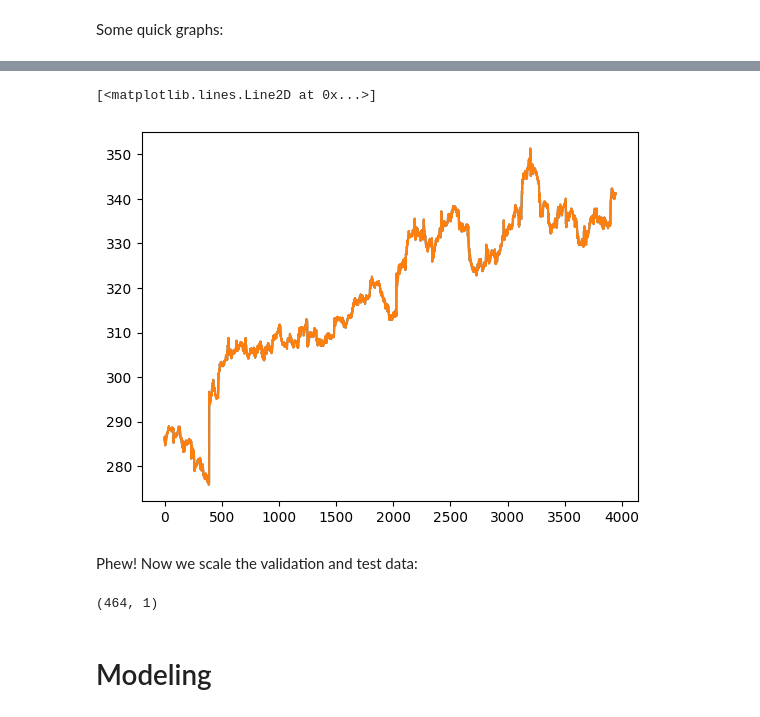
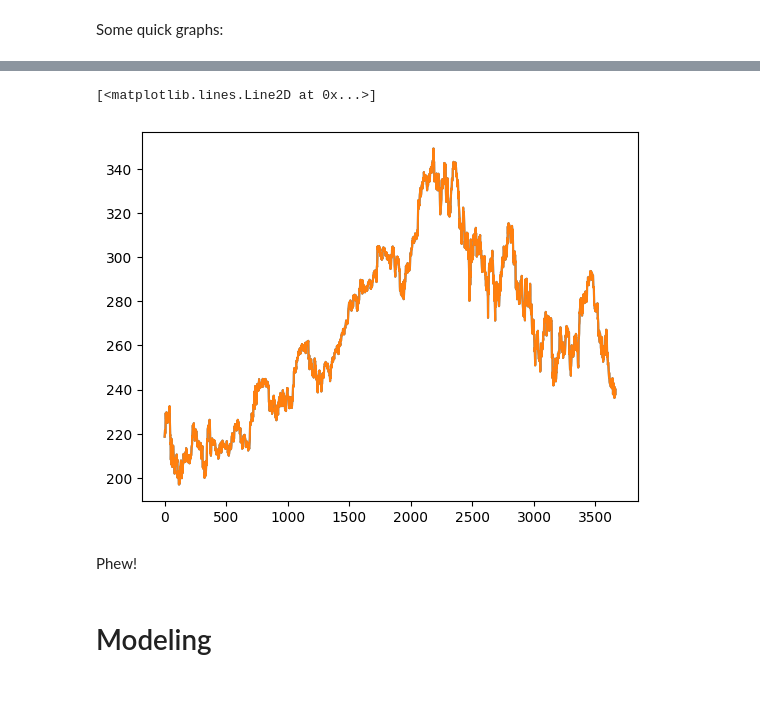
Before and after one commit to wirungu/deep-learning-finance, a Jupyter notebook: Deep_Learning_in_Financial_Time_Series_Forecasting.ipynb, the cells around one changed output, grey strips where cells are left out. Saved outputs shown, nothing was run; the diff lists cells and outputs as text; code cells hidden in the pictures.

```diff
--- a/Deep_Learning_in_Financial_Time_Series_Forecasting.ipynb
+++ b/Deep_Learning_in_Financial_Time_Series_Forecasting.ipynb
@@ -75,5 +32,5 @@ Yahoo! Finance allows me to access 60 days worth of data at a 5 minute granulari
 # %%
-df = yf.download("MSFT", period= "60d", interval="5m")
+df = yf.download("MSFT", period= "730d", interval="1h")
 # Let's take a look at the data
 df.head()
 # %% [output]
@@ -114,5 +61,4 @@ We are going to attempt to forecast opening prices, so let's throw away everythi
 # %%
-df2 = df.copy()
-df = df['Open']
-df.head()
+df = df[['Open']]
+df
 # %% [output]
@@ -147,3 +82,7 @@ Name: Open, dtype: float64
+# %%
+X = df.values
+X_train_val, X_test = train_test_split(X, test_size=0.1, shuffle=False)
+X_train, X_val = train_test_split(X_train_val, test_size=0.2, shuffle=False)
 # %% [markdown]
 ## Normalization
 
@@ -175,21 +102,23 @@ plt.plot(scaled_training_opens)
+# %%
+# Normalization
+normalizer = tf.keras.layers.Normalization(axis=-1)
+normalizer.adapt(X_train)
+
+norm_X_train = normalizer(X_train)
+norm_X_val = normalizer(X_val)
+norm_X_test = normalizer(X_test)
+
+# Inverse Normalizer
+inverse_normalizer = tf.keras.layers.Normalization(axis=-1, invert=True)
+inverse_normalizer.adapt(X_train)
 # %%
 # Just checking;
-inv = sc.inverse_transform(scaled_training_opens)
-plt.plot(inv)
-plt.plot(training_opens)
+plt.plot(inverse_normalizer(norm_X_train))
+plt.plot(X_train)
 # %% [output]
 [<matplotlib.lines.Line2D at 0x...>]
-[figure, old version]
+[figure, new version]
-# %% [markdown]
-Phew! Now we scale the validation and test data:
-# %%
-val_opens = val_df.values.reshape(-1,1)
-scaled_val_opens = sc.transform(val_opens)
-
-test_opens = test_df.values.reshape(-1,1)
-scaled_test_opens = sc.transform(test_opens)
-scaled_val_opens.shape
-# %% [output]
-(464, 1)
+# %% [markdown]
+Phew!
 # %% [markdown]
 # Modeling
```
Also changed, not shown: parts of 65 cells of this notebook.
